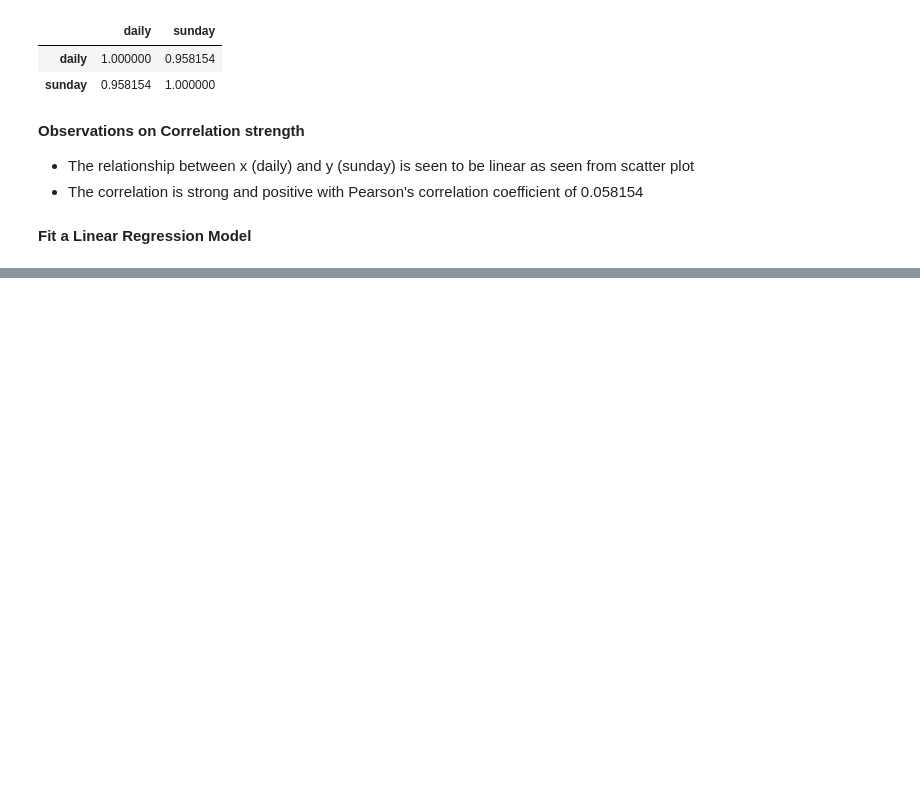
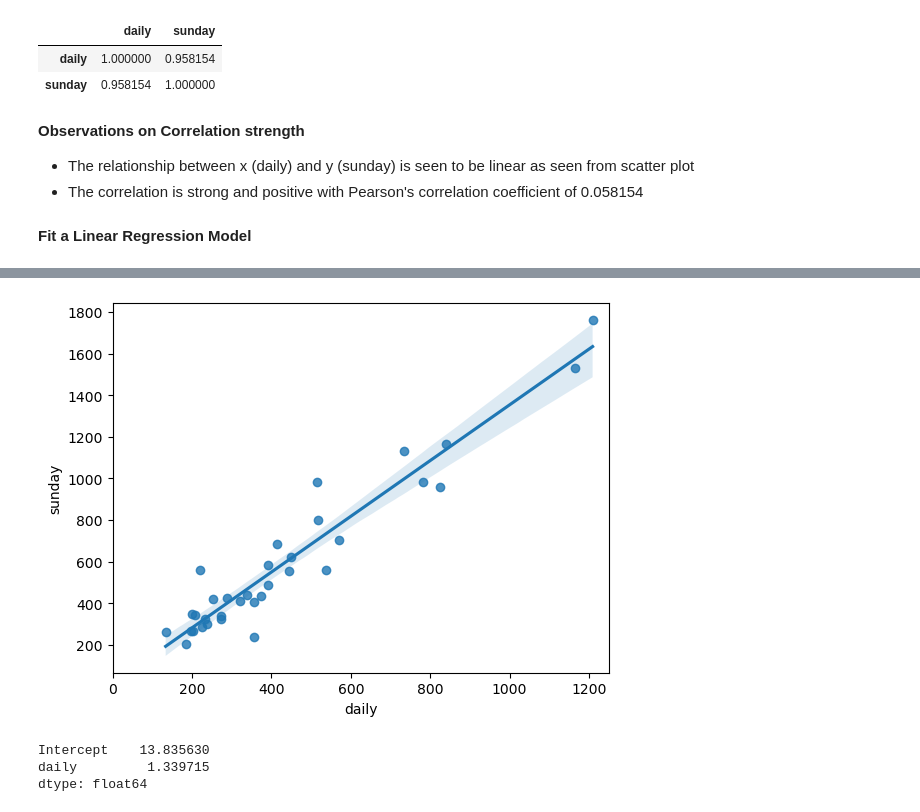
Before and after one commit to limitha01/Aiml-Task, a Jupyter notebook: news_paper.ipynb, the cells around one changed output, grey strips where cells are left out. Drawn from its saved outputs; the diff is of its cells as text; code cells hidden in the pictures; blank space fills up the shorter version.

```diff
--- a/news_paper.ipynb
+++ b/news_paper.ipynb
@@ -125,0 +155,14 @@ Notes:
+# %%
+# Plot the linear regression line using seaborn regplot() method
+sns.regplot(x="daily", y="sunday", data=data1)
+plt.xlim([0,1250])
+plt.show()
+# %% [output]
+[figure, added]
+# %%
+#Print the filled the coefficients (beta-0 and beta-1)
+model.params
+# %% [output]
+Intercept    13.835630
+daily         1.339715
+dtype: float64
```
Also changed, not shown: parts of 23 cells of this notebook, 1 other file.
